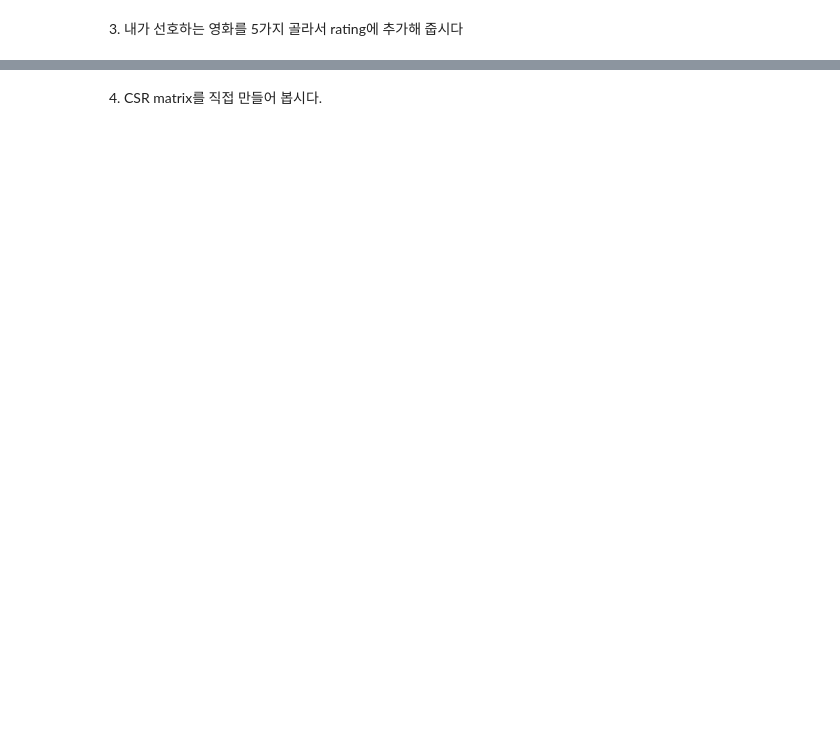
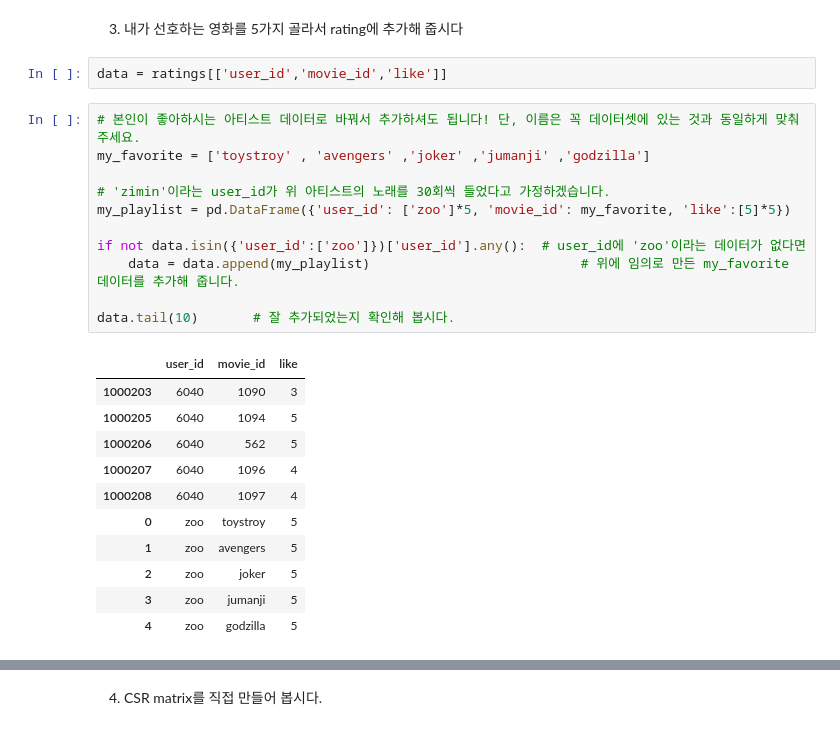
Before and after one commit to zoohoney/workplace, a Jupyter notebook: E-08]Movielens_Recommendation.ipynb, the cells around one changed output, grey strips where cells are left out. Drawn from its saved outputs; the diff is of its cells as text; blank space fills up the shorter version.

```diff
--- a/E-08]Movielens_Recommendation.ipynb
+++ b/E-08]Movielens_Recommendation.ipynb
@@ -90,2 +117,27 @@ NameError: name 'data' is not defined
 # %% [markdown]
 3) 내가 선호하는 영화를 5가지 골라서 rating에 추가해 줍시다
+# %%
+data = ratings[['user_id','movie_id','like']]
+# %%
+# 본인이 좋아하시는 아티스트 데이터로 바꿔서 추가하셔도 됩니다! 단, 이름은 꼭 데이터셋에 있는 것과 동일하게 맞춰주세요.
+my_favorite = ['toystroy' , 'avengers' ,'joker' ,'jumanji' ,'godzilla']
+
+# 'zimin'이라는 user_id가 위 아티스트의 노래를 30회씩 들었다고 가정하겠습니다.
+my_playlist = pd.DataFrame({'user_id': ['zoo']*5, 'movie_id': my_favorite, 'like':[5]*5})
+
+if not data.isin({'user_id':['zoo']})['user_id'].any():  # user_id에 'zoo'이라는 데이터가 없다면
+    data = data.append(my_playlist)                           # 위에 임의로 만든 my_favorite 데이터를 추가해 줍니다.
+
+data.tail(10)       # 잘 추가되었는지 확인해 봅시다.
+# %% [output]
+|  | user_id | movie_id | like |
+| 1000203 | 6040 | 1090 | 3 |
+| 1000205 | 6040 | 1094 | 5 |
+| 1000206 | 6040 | 562 | 5 |
+| 1000207 | 6040 | 1096 | 4 |
+| 1000208 | 6040 | 1097 | 4 |
+| 0 | zoo | toystroy | 5 |
+| 1 | zoo | avengers | 5 |
+| 2 | zoo | joker | 5 |
+| 3 | zoo | jumanji | 5 |
+| 4 | zoo | godzilla | 5 |
```
Also changed, not shown: parts of 38 cells of this notebook.
